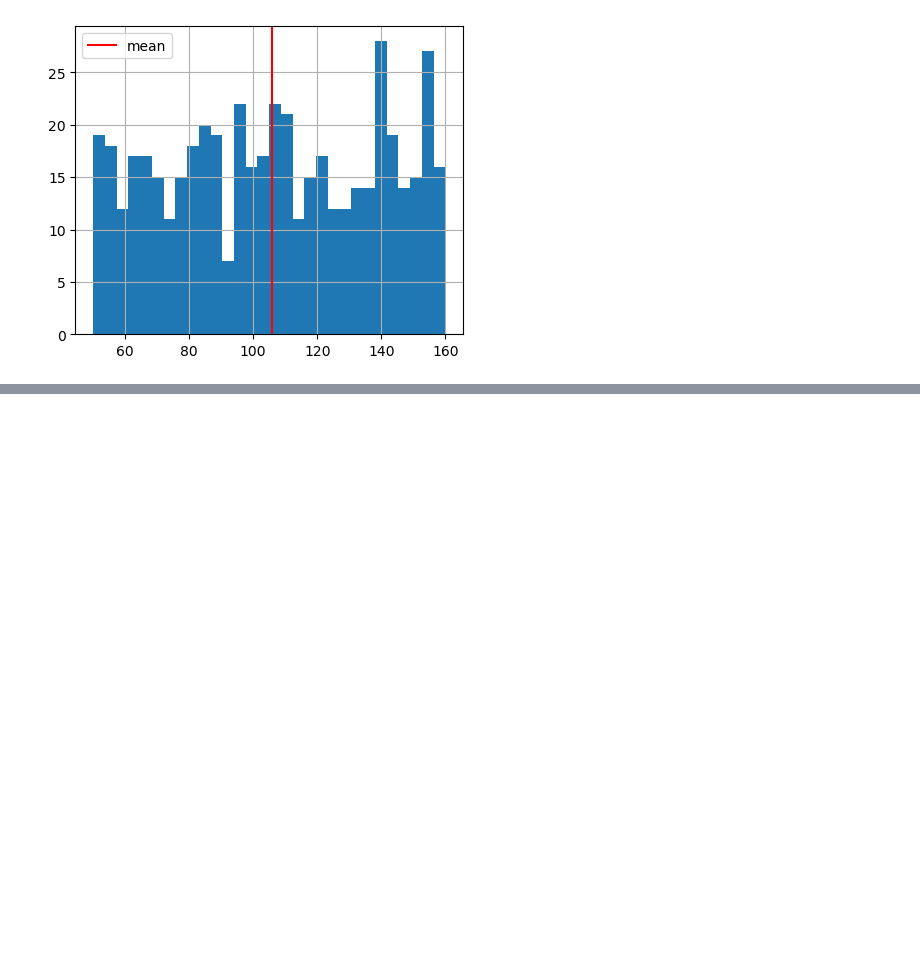
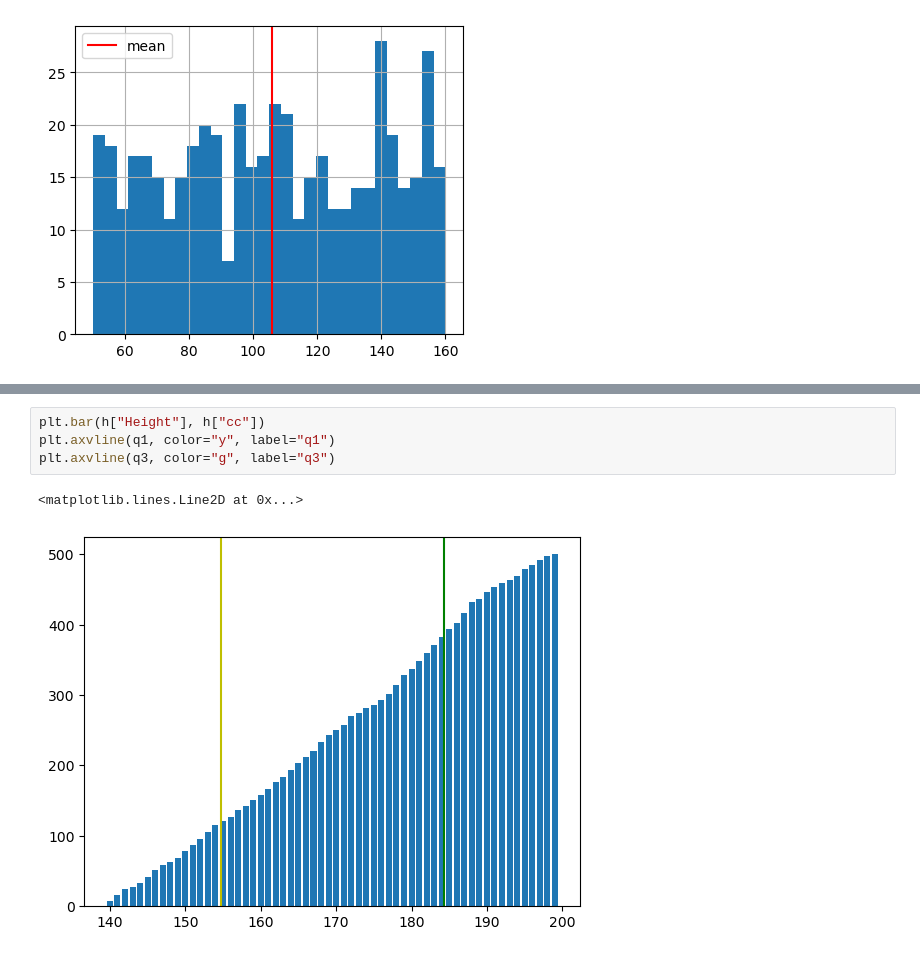
Before and after one commit to stackrev/notebooks, a Jupyter notebook: test2.ipynb, the cells around one changed output, grey strips where cells are left out. Drawn from its saved outputs; the diff is of its cells as text; blank space fills up the shorter version.

```diff
--- a/test2.ipynb
+++ b/test2.ipynb
@@ -93,0 +108,7 @@ h
+# %%
+plt.bar(h["Height"], h["cc"])
+plt.axvline(q1, color="y", label="q1")
+plt.axvline(q3, color="g", label="q3")
+# %% [output]
+<matplotlib.lines.Line2D at 0x...>
+[figure, added]
```
Also changed, not shown: parts of 11 cells of this notebook.
